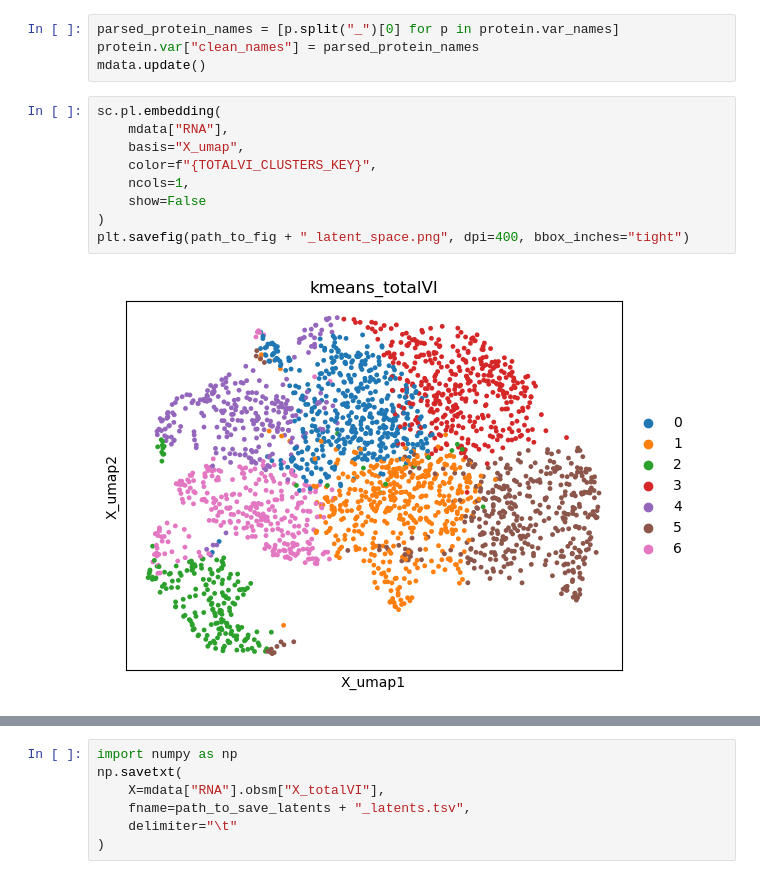
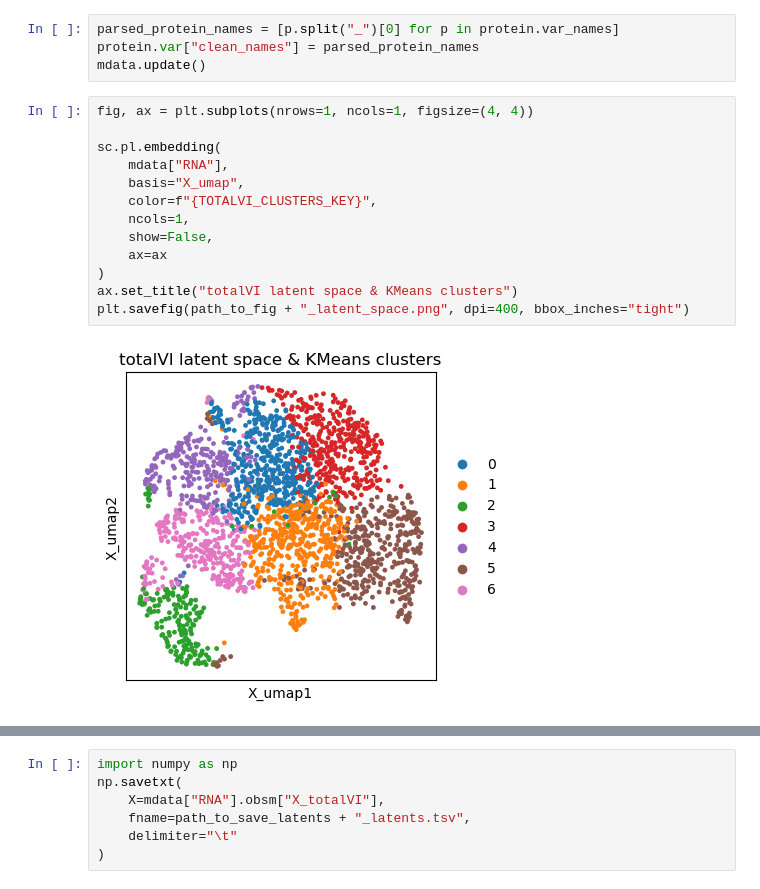
Before and after one commit to cvasq24/spatial_totalvi, a Jupyter notebook: code/test_spatial_totalvi.ipynb, the cells around one changed output, grey strips where cells are left out. Saved outputs shown, nothing was run; the diff lists cells and outputs as text.

Commit message:
Pushed updated MuData with loaded latents/umap

```diff
--- a/code/test_spatial_totalvi.ipynb
+++ b/code/test_spatial_totalvi.ipynb
@@ -79,14 +79,18 @@ parsed_protein_names = [p.split("_")[0] for p in protein.var_names]
 protein.var["clean_names"] = parsed_protein_names
 mdata.update()
 # %%
+fig, ax = plt.subplots(nrows=1, ncols=1, figsize=(4, 4))
+
 sc.pl.embedding(
     mdata["RNA"],
     basis="X_umap",
     color=f"{TOTALVI_CLUSTERS_KEY}",
     ncols=1,
-    show=False
+    show=False,
+    ax=ax
 )
+ax.set_title("totalVI latent space & KMeans clusters")
 plt.savefig(path_to_fig + "_latent_space.png", dpi=400, bbox_inches="tight")
 # %% [output]
-[figure, old version]
+[figure, new version]
 # %%
```
Also changed, not shown: parts of 3 cells of this notebook, 4 other files.
